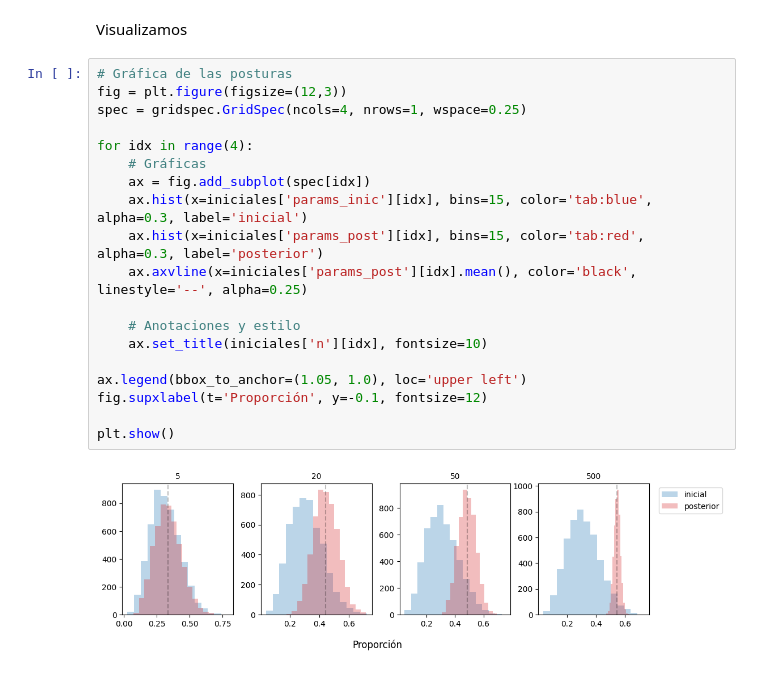
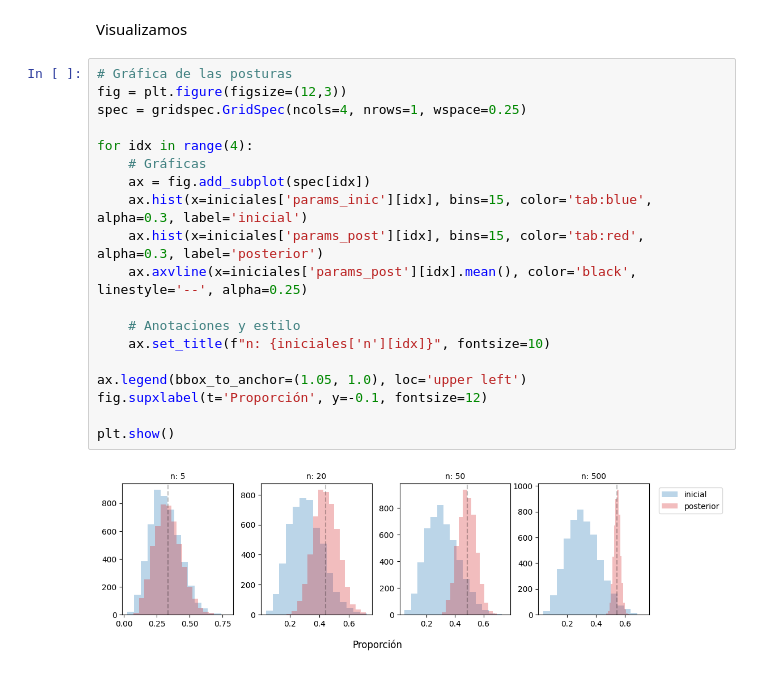
Before and after one commit to CAMM961001/modelacion_bayesiana, a Jupyter notebook: notas/01_introduccion.ipynb, the cells around one changed output. Drawn from its saved outputs; the diff is of its cells as text.

```diff
--- a/notas/01_introduccion.ipynb
+++ b/notas/01_introduccion.ipynb
@@ -259,21 +259,21 @@ Visualizamos
 # %%
 # Gráfica de las posturas
 fig = plt.figure(figsize=(12,3))
 spec = gridspec.GridSpec(ncols=4, nrows=1, wspace=0.25)
 
 for idx in range(4):
     # Gráficas
     ax = fig.add_subplot(spec[idx])
     ax.hist(x=iniciales['params_inic'][idx], bins=15, color='tab:blue', alpha=0.3, label='inicial')
     ax.hist(x=iniciales['params_post'][idx], bins=15, color='tab:red', alpha=0.3, label='posterior')
     ax.axvline(x=iniciales['params_post'][idx].mean(), color='black', linestyle='--', alpha=0.25)
 
     # Anotaciones y estilo
-    ax.set_title(iniciales['n'][idx], fontsize=10)
+    ax.set_title(f"n: {iniciales['n'][idx]}", fontsize=10)
 
 ax.legend(bbox_to_anchor=(1.05, 1.0), loc='upper left')
 fig.supxlabel(t='Proporción', y=-0.1, fontsize=12)
 
 plt.show()
 # %% [output]
-[figure, old version]
+[figure, new version]
```
